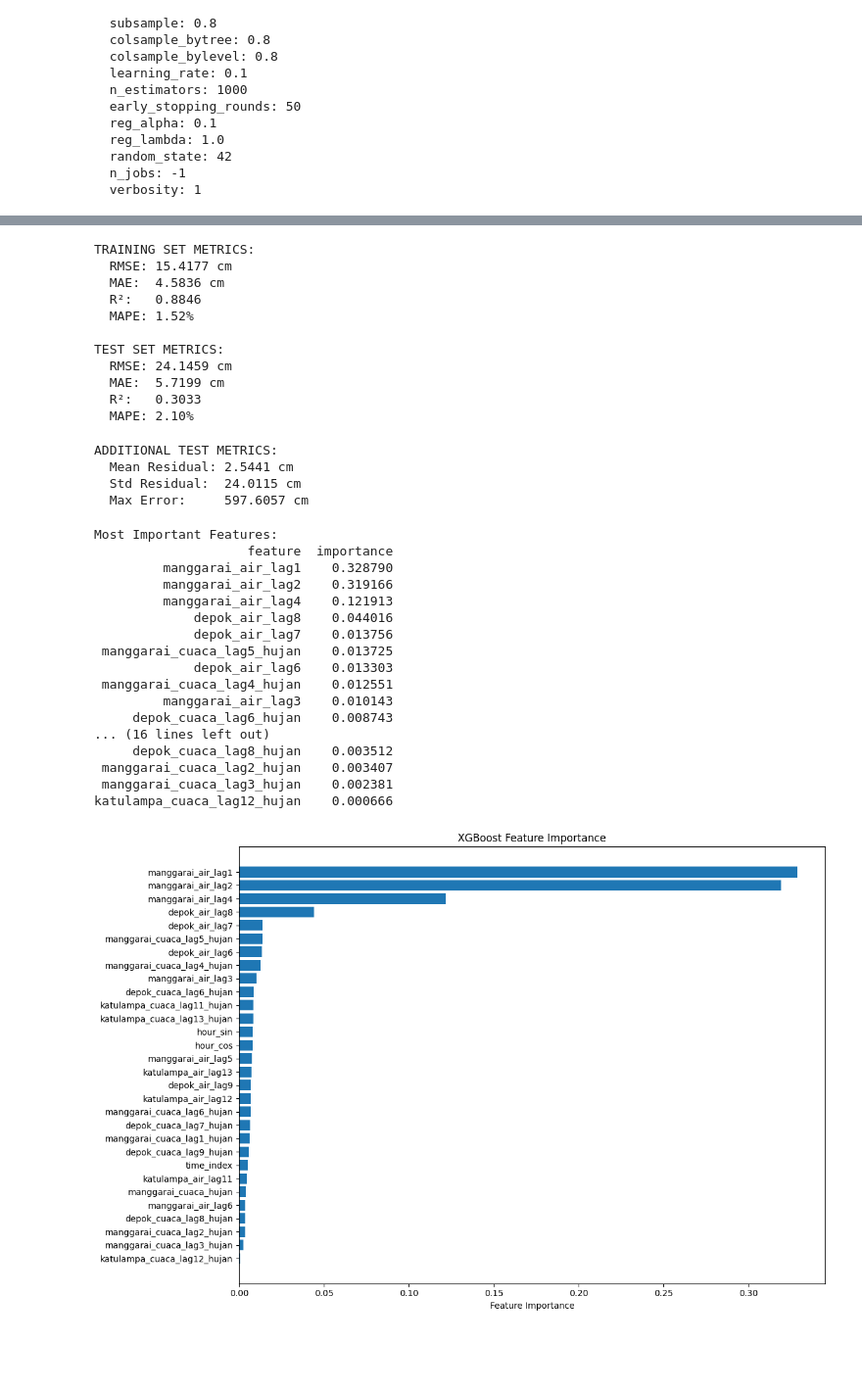
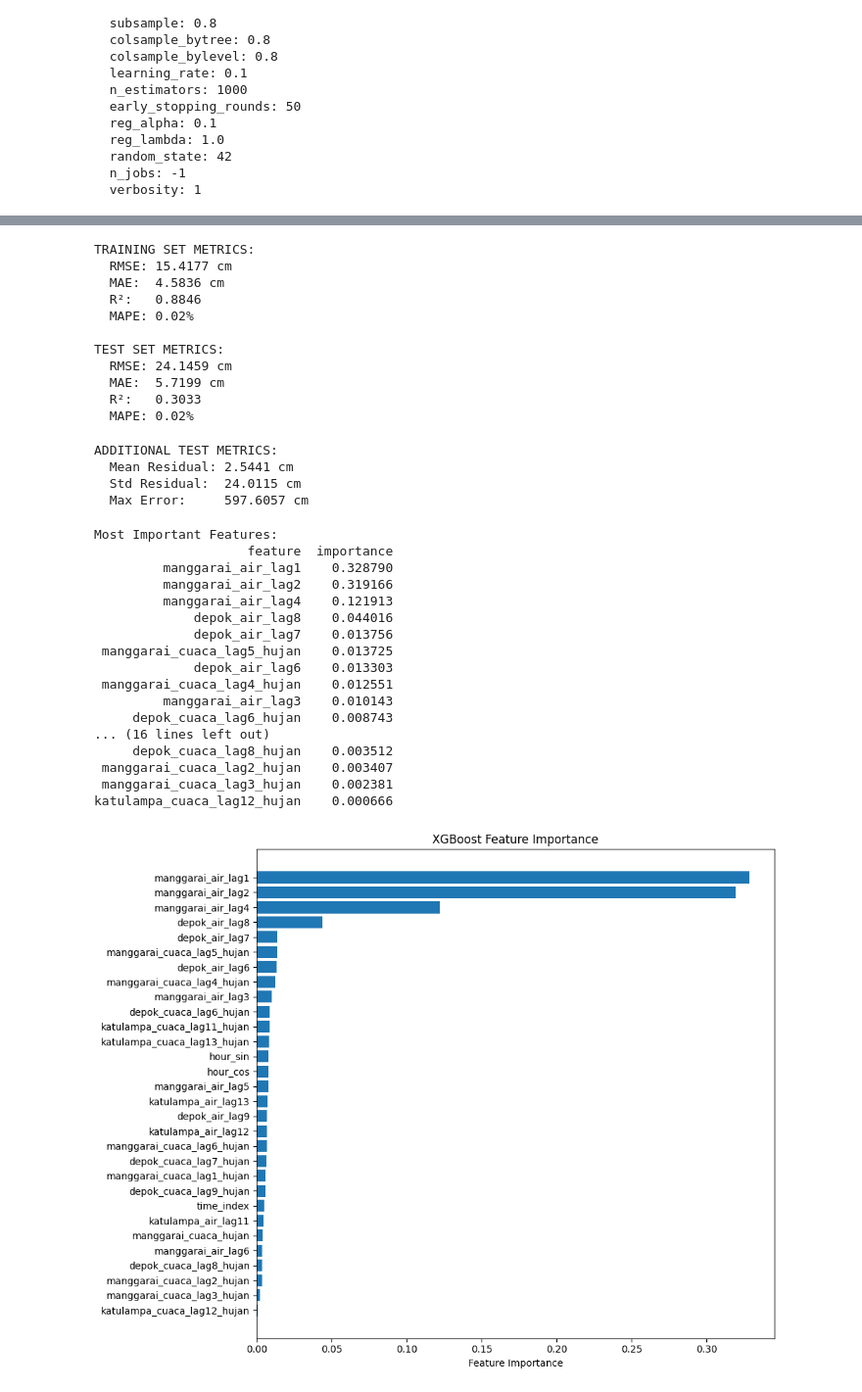
Before and after one commit to elvano22/Pintu-Air, a Jupyter notebook: 08a_XGBoost_Manggarai.ipynb, the cells around one changed output, grey strips where cells are left out. Shown at 98% size. Cells and saved outputs as stored; diff of their text form; code cells hidden in the pictures; blank space fills up the shorter version.

```diff
--- a/08a_XGBoost_Manggarai.ipynb
+++ b/08a_XGBoost_Manggarai.ipynb
@@ -40,17 +41,20 @@ from datetime import datetime
 warnings.filterwarnings('ignore')
 # %%
-# Set random seeds for reproducibility
+# Set style and random seed
+plt.style.use('default')
 np.random.seed(42)
 # %%
-X_train = pd.read_csv('02 X_train.csv', index_col='Tanggal')
-X_test = pd.read_csv('02 X_test.csv', index_col='Tanggal')
-y_train = pd.read_csv('02 y_train.csv', index_col='Tanggal').squeeze()
-y_test = pd.read_csv('02 y_test.csv', index_col='Tanggal').squeeze()
+X_train = pd.read_csv('02 X_train.csv', index_col='Tanggal', parse_dates=True)
+X_test = pd.read_csv('02 X_test.csv', index_col='Tanggal', parse_dates=True)
+y_train = pd.read_csv('02 y_train.csv', index_col='Tanggal', parse_dates=True).squeeze()
+y_test = pd.read_csv('02 y_test.csv', index_col='Tanggal', parse_dates=True).squeeze()
 
 print(f"\nX_train shape: {X_train.shape}")
 print(f"X_test shape: {X_test.shape}")
 print(f"\ny_train shape: {y_train.shape}")
 print(f"y_test shape: {y_test.shape}")
+
+print(f"\nFeatures: {list(X_train.columns)}")
 # %% [output]
 X_train shape: (29640, 30)
 X_test shape: (1560, 30)
@@ -162,13 +152,13 @@ test_pred = model.predict(X_test)
 train_rmse = np.sqrt(mean_squared_error(y_train, train_pred))
 train_mae = mean_absolute_error(y_train, train_pred)
 train_r2 = r2_score(y_train, train_pred)
-train_mape = np.mean(np.abs((y_train - train_pred) / y_train)) * 100
+train_mape = mean_absolute_percentage_error(y_train, train_pred)
 
 # Calculate metrics for test set
 test_rmse = np.sqrt(mean_squared_error(y_test, test_pred))
 test_mae = mean_absolute_error(y_test, test_pred)
 test_r2 = r2_score(y_test, test_pred)
-test_mape = np.mean(np.abs((y_test - test_pred) / y_test)) * 100
+test_mape = mean_absolute_percentage_error(y_test, test_pred)
 
 print("TRAINING SET METRICS:")
 print(f"  RMSE: {train_rmse:.4f} cm")
@@ -186,13 +176,13 @@ TRAINING SET METRICS:
   RMSE: 15.4177 cm
   MAE:  4.5836 cm
   R²:   0.8846
-  MAPE: 1.52%
+  MAPE: 0.02%
 
 TEST SET METRICS:
   RMSE: 24.1459 cm
   MAE:  5.7199 cm
   R²:   0.3033
-  MAPE: 2.10%
+  MAPE: 0.02%
 # %%
 # Calculate additional metrics
 residuals_test = y_test - test_pred
@@ -215,32 +205,32 @@ feature_importance = pd.DataFrame({
 print("Most Important Features:")
 print(feature_importance.to_string(index=False))
 
 # Plot feature importance
-plt.figure(figsize=(12, 8))
+plt.figure(figsize=(10, 8))
 top_features = feature_importance
 plt.barh(range(len(top_features)), top_features['importance'])
 plt.yticks(range(len(top_features)), top_features['feature'])
 plt.xlabel('Feature Importance')
 plt.title('XGBoost Feature Importance')
 plt.gca().invert_yaxis()
 plt.tight_layout()
 plt.show()
 # %% [output]
 Most Important Features:
                     feature  importance
          manggarai_air_lag1    0.328790
          manggarai_air_lag2    0.319166
          manggarai_air_lag4    0.121913
              depok_air_lag8    0.044016
              depok_air_lag7    0.013756
  manggarai_cuaca_lag5_hujan    0.013725
              depok_air_lag6    0.013303
  manggarai_cuaca_lag4_hujan    0.012551
          manggarai_air_lag3    0.010143
      depok_cuaca_lag6_hujan    0.008743
 ... (16 lines left out)
      depok_cuaca_lag8_hujan    0.003512
  manggarai_cuaca_lag2_hujan    0.003407
  manggarai_cuaca_lag3_hujan    0.002381
 katulampa_cuaca_lag12_hujan    0.000666
-[figure, old version]
+[figure, new version]
```
Also changed, not shown: parts of 27 cells of this notebook, 6 other files.
